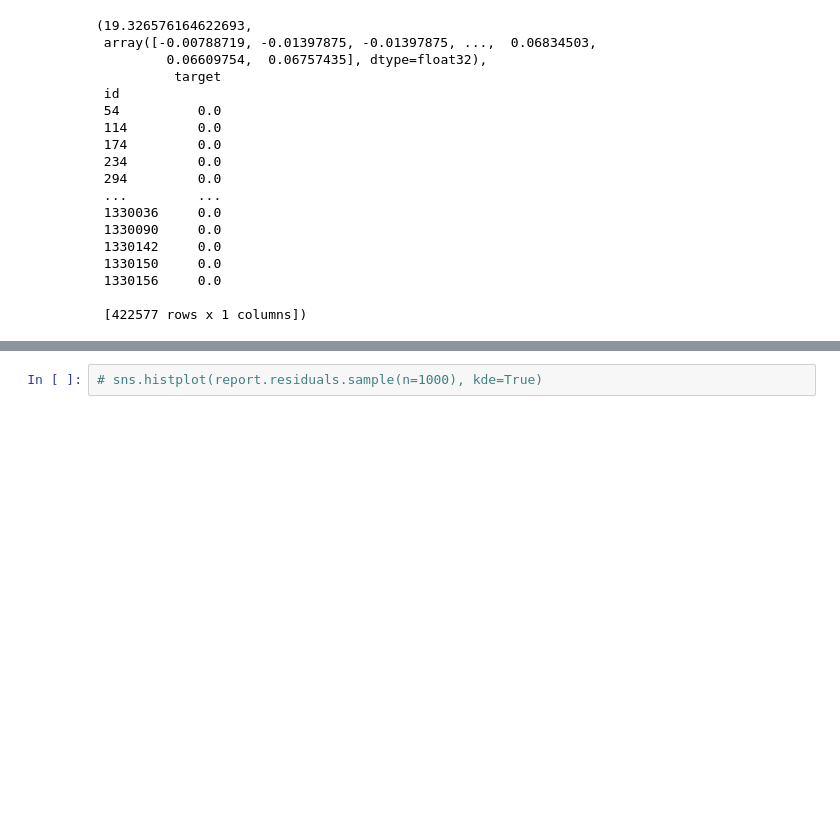
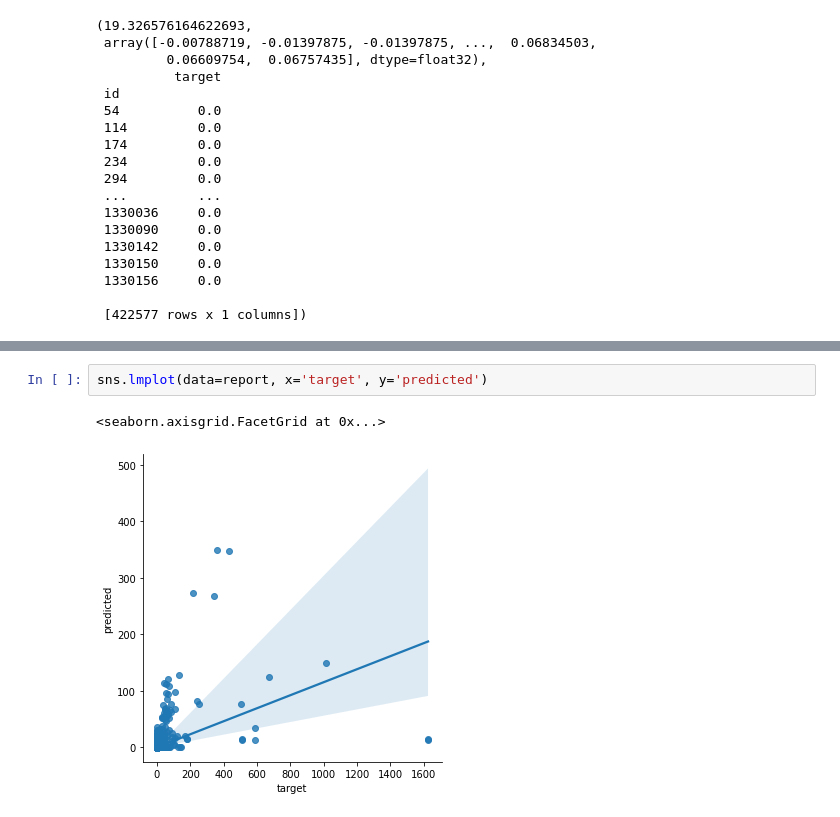
Before and after one commit to Denchidlo/FutureSales, a Jupyter notebook: notebooks/residual_analysis.ipynb, the cells around one changed output, grey strips where cells are left out. Drawn from its saved outputs; the diff is of its cells as text; blank space fills up the shorter version.

```diff
--- a/notebooks/residual_analysis.ipynb
+++ b/notebooks/residual_analysis.ipynb
@@ -96,2 +77,5 @@ sns.lmplot(data=report, x='target', y='residuals')
-# %%
-# sns.histplot(report.residuals.sample(n=1000), kde=True)
+# %%
+sns.lmplot(data=report, x='target', y='predicted')
+# %% [output]
+<seaborn.axisgrid.FacetGrid at 0x...>
+[figure, added]
```
Also changed, not shown: parts of 13 cells of this notebook, 2 other files.
